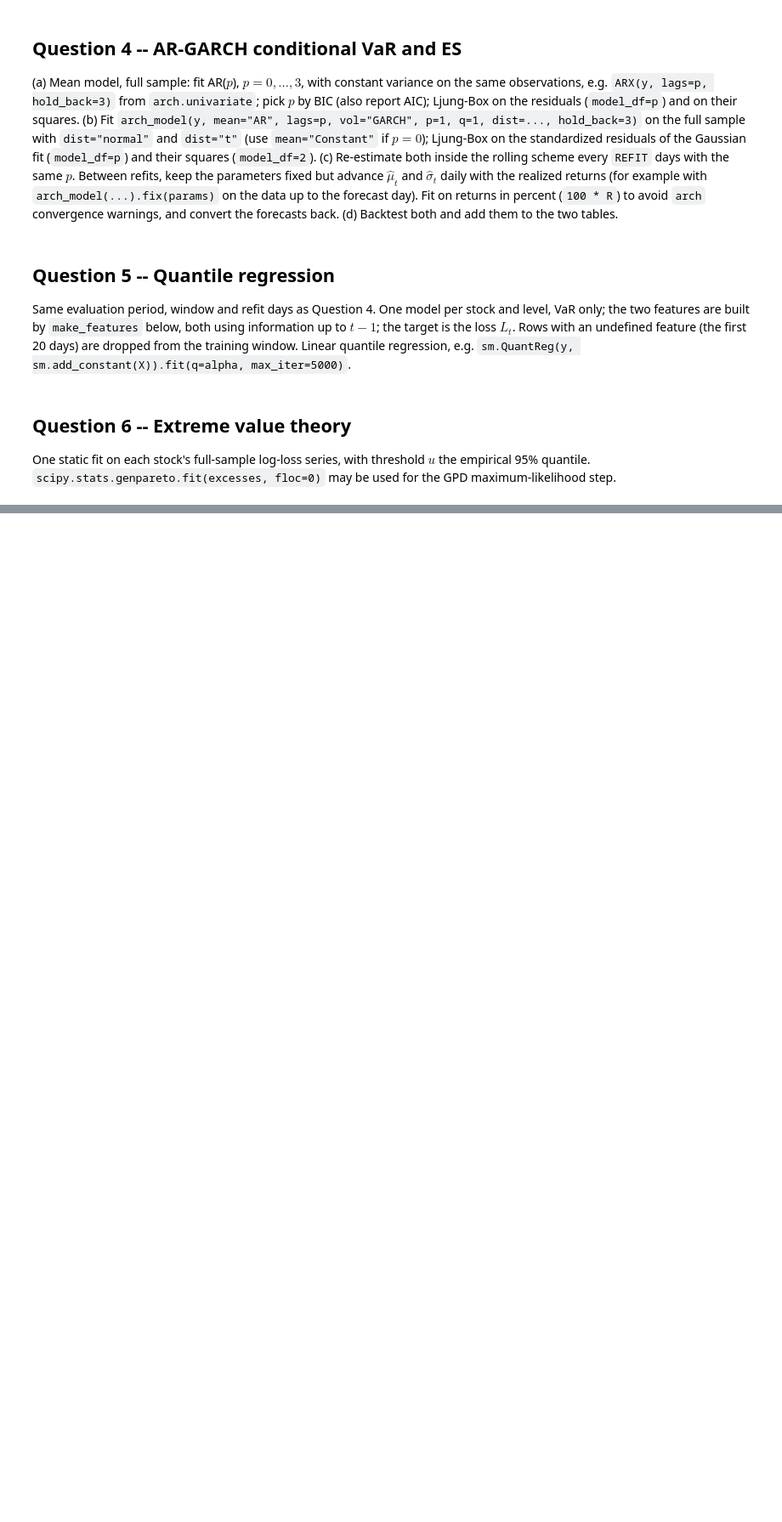
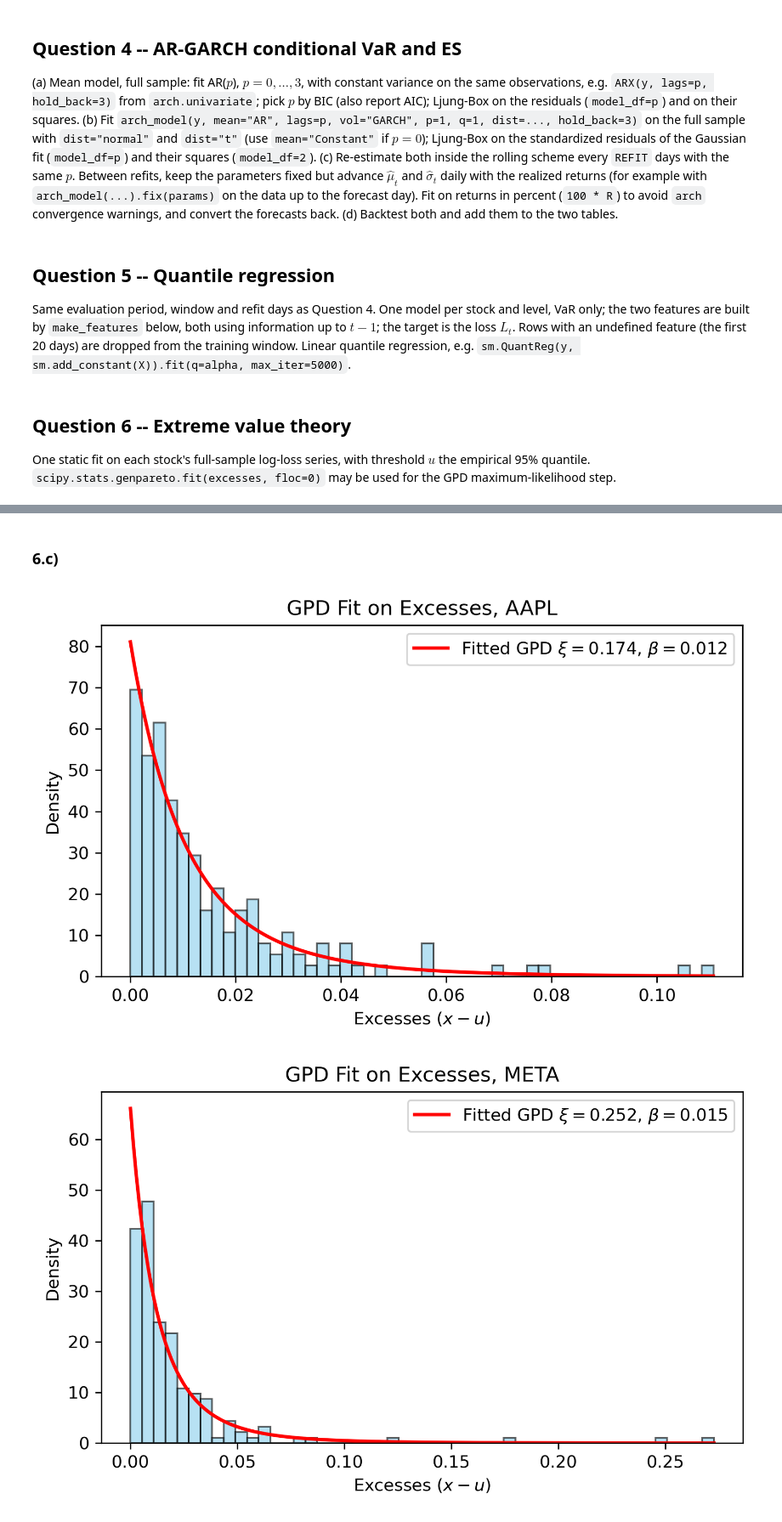
Before and after one commit to AaravKDesai/QRM_Project, a Jupyter notebook: Project_template.ipynb, the cells around one changed output, grey strips where cells are left out. Shown at 85% size. Cells and saved outputs as stored; diff of their text form; code cells hidden in the pictures; blank space fills up the shorter version.

```diff
--- a/Project_template.ipynb
+++ b/Project_template.ipynb
@@ -145,0 +201,37 @@ full_loss = losses                          # one column per stock
+# %% [markdown]
+### 6.c)
+# %%
+# Set global figure quality
+plt.rcParams['figure.dpi'] = 300
+
+alpha_threshold = 0.95
+
+for c in full_loss.columns:
+    x = np.sort(full_loss[c])
+
+    k = int(np.ceil(alpha_threshold * len(x)) - 1) # -1 for 0 based indexing
+    threshold = x[k]
+
+    excedances = x[x > threshold] - threshold
+
+    xi, _, beta = genpareto.fit(excedances, floc=0)
+
+    def gpd(x):
+        return stats.genpareto.pdf(x, xi, loc=0, scale=beta)
+
+    plt.figure(figsize=(6, 3.8))
+    counts, bin_edges, patches = plt.hist(excedances, bins=50, density=True, alpha=0.6, color='skyblue', edgecolor='black')
+
+    x_smooth = np.linspace(bin_edges[0], bin_edges[-1], 200)
+    # Capped float representation to 3 decimals using format specifiers
+    plt.plot(x_smooth, gpd(x_smooth), 'r-', linewidth=2, label=f'Fitted GPD $\\xi=${xi:.3f}, $\\beta=${beta:.3f}')
+
+    plt.xlabel('Excesses ($x - u$)')
+    plt.ylabel('Density')
+    plt.title(f'GPD Fit on Excesses, {c}')
+    plt.legend()
+    plt.tight_layout()
+    plt.show()
+# %% [output]
+[figure, added]
+[figure, added]
```
Also changed, not shown: parts of 10 cells of this notebook.
